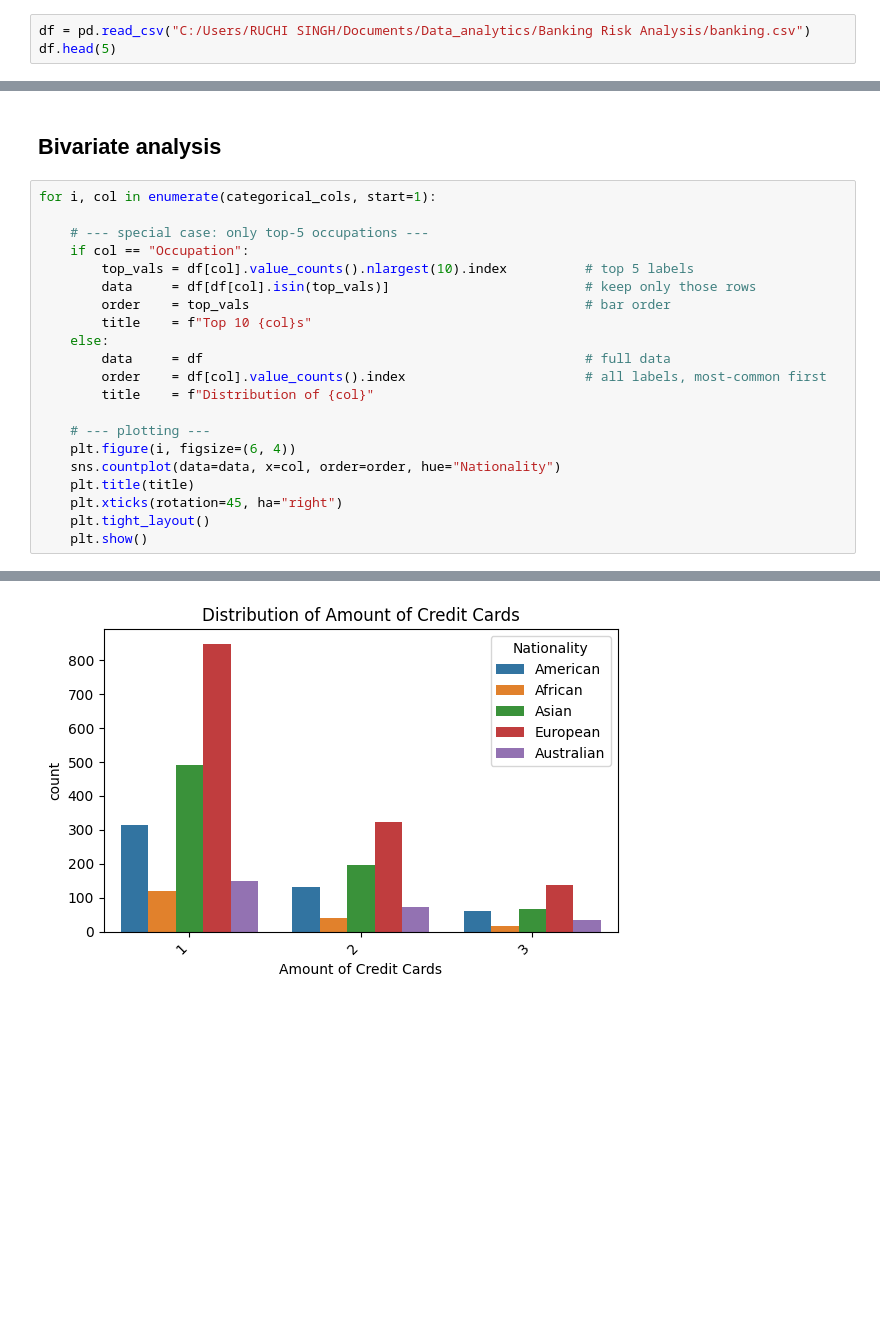
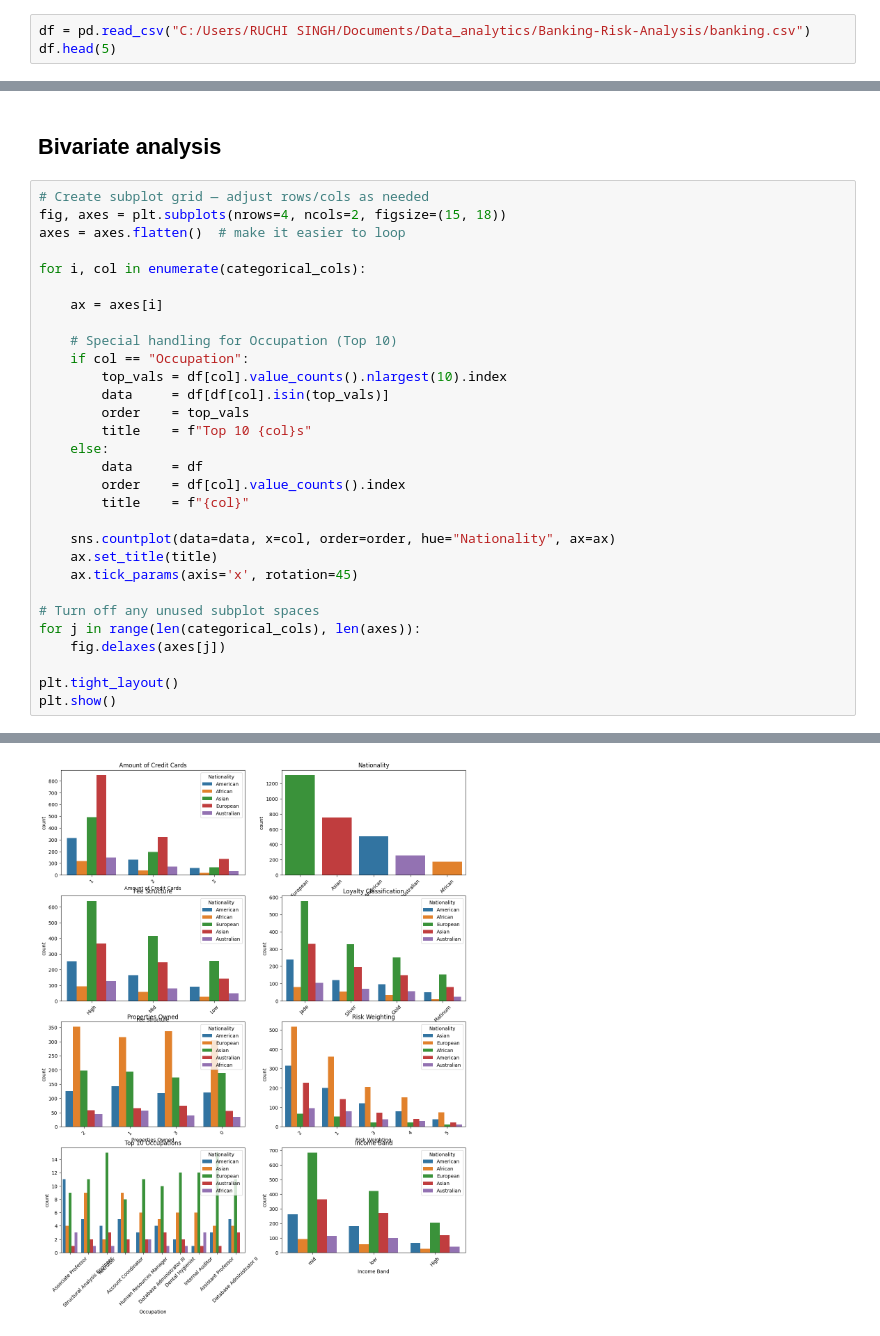
Before and after one commit to ruchisingh-dev/Banking-Risk-Analysis, a Jupyter notebook: EDA.ipynb, the cells around one changed output, grey strips where cells are left out. Cells and saved outputs as stored; diff of their text form; blank space fills up the shorter version.

```diff
--- a/EDA.ipynb
+++ b/EDA.ipynb
@@ -22,7 +22,7 @@ import matplotlib.pyplot as plt
 import seaborn as sns
 import numpy as np
 # %%
-df = pd.read_csv("C:/Users/RUCHI SINGH/Documents/Data_analytics/Banking Risk Analysis/banking.csv")
+df = pd.read_csv("C:/Users/RUCHI SINGH/Documents/Data_analytics/Banking-Risk-Analysis/banking.csv")
 df.head(5)
 # %% [output]
 |  | Client ID | Name | Age | Location ID | Joined Bank | Banking Contact | Nationality | Occupation | ... |
@@ -187,24 +187,33 @@ for i, col in enumerate(categorical_cols, start=1):
 # %% [markdown]
 ## Bivariate analysis
 # %%
-for i, col in enumerate(categorical_cols, start=1):
+# Create subplot grid — adjust rows/cols as needed
+fig, axes = plt.subplots(nrows=4, ncols=2, figsize=(15, 18))
+axes = axes.flatten()  # make it easier to loop
 
-    # --- special case: only top‑5 occupations ---
+for i, col in enumerate(categorical_cols):
+
+    ax = axes[i]
+
+    # Special handling for Occupation (Top 10)
     if col == "Occupation":
-        top_vals = df[col].value_counts().nlargest(10).index          # top 5 labels
-        data     = df[df[col].isin(top_vals)]                         # keep only those rows
-        order    = top_vals                                           # bar order
-        title    = f"Top 10 {col}s"
+        top_vals = df[col].value_counts().nlargest(10).index
+        data     = df[df[col].isin(top_vals)]
+        order    = top_vals
+        title    = f"Top 10 {col}s"
     else:
-        data     = df                                                 # full data
-        order    = df[col].value_counts().index                       # all labels, most‑common first
-        title    = f"Distribution of {col}"
+        data     = df
+        order    = df[col].value_counts().index
+        title    = f"{col}"
 
-    # --- plotting ---
-    plt.figure(i, figsize=(6, 4))
-    sns.countplot(data=data, x=col, order=order, hue="Nationality")
-    plt.title(title)
-    plt.xticks(rotation=45, ha="right")
-    plt.tight_layout()
-    plt.show()
+    sns.countplot(data=data, x=col, order=order, hue="Nationality", ax=ax)
+    ax.set_title(title)
+    ax.tick_params(axis='x', rotation=45)
+
+# Turn off any unused subplot spaces
+for j in range(len(categorical_cols), len(axes)):
+    fig.delaxes(axes[j])
+
+plt.tight_layout()
+plt.show()
 # %% [output]
@@ -211 +221 @@ for i, col in enumerate(categorical_cols, start=1):
-[figure, old version]
+[figure, new version]
```
Also changed, not shown: parts of 6 cells of this notebook, 1 other file.
